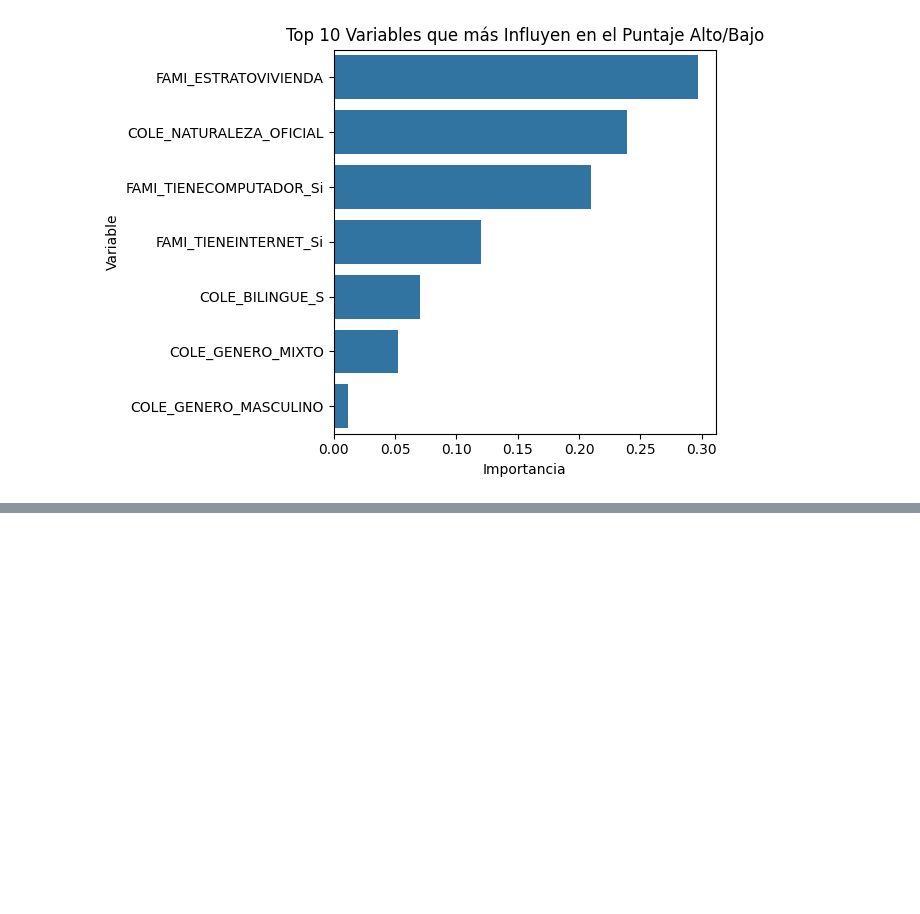
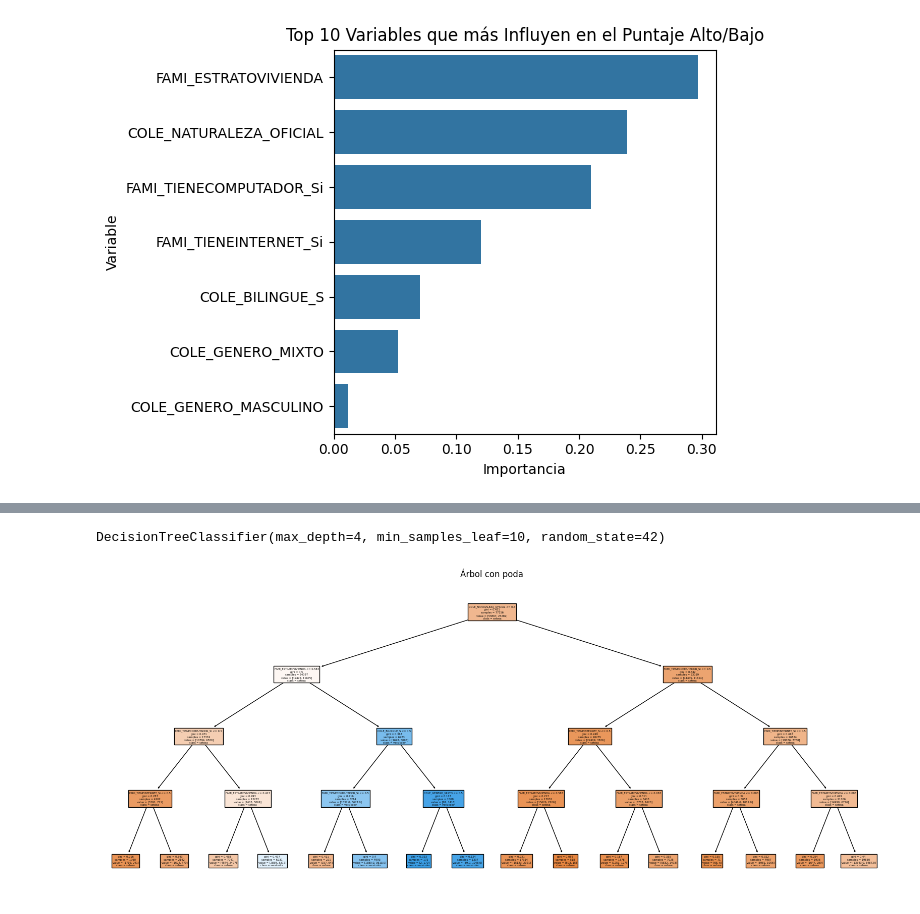
Before and after one commit to MiguelVel95/EspecMiguel, a Jupyter notebook: Trabajo Final/TrabajoFinal.ipynb, the cells around one changed output, grey strips where cells are left out. Saved outputs shown, nothing was run; the diff lists cells and outputs as text; code cells hidden in the pictures; blank space fills up the shorter version.

```diff
--- a/Trabajo Final/TrabajoFinal.ipynb
+++ b/Trabajo Final/TrabajoFinal.ipynb
@@ -568,0 +627,12 @@ plt.show()
+# %%
+tree_pruned = DecisionTreeClassifier(max_depth=4, min_samples_leaf=10, random_state=42)
+tree_pruned.fit(X_train, y_train)
+# %% [output]
+DecisionTreeClassifier(max_depth=4, min_samples_leaf=10, random_state=42)
+# %%
+plt.figure(figsize=(20,8))
+plot_tree(tree_pruned, feature_names=X.columns, class_names=data.target_names, filled=True)
+plt.title("Árbol con poda")
+plt.show()
+# %% [output]
+[figure, added]
```
Also changed, not shown: parts of 13 cells of this notebook, 1 other file.
